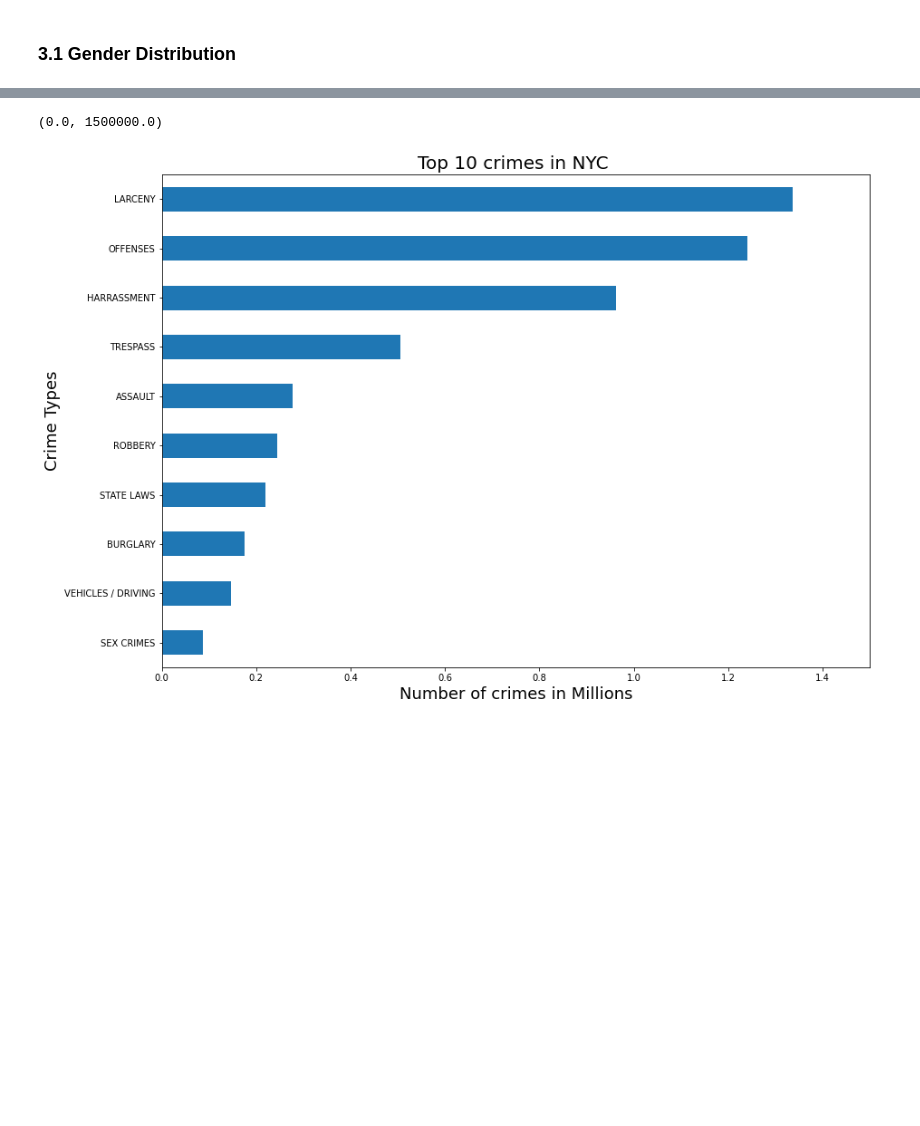
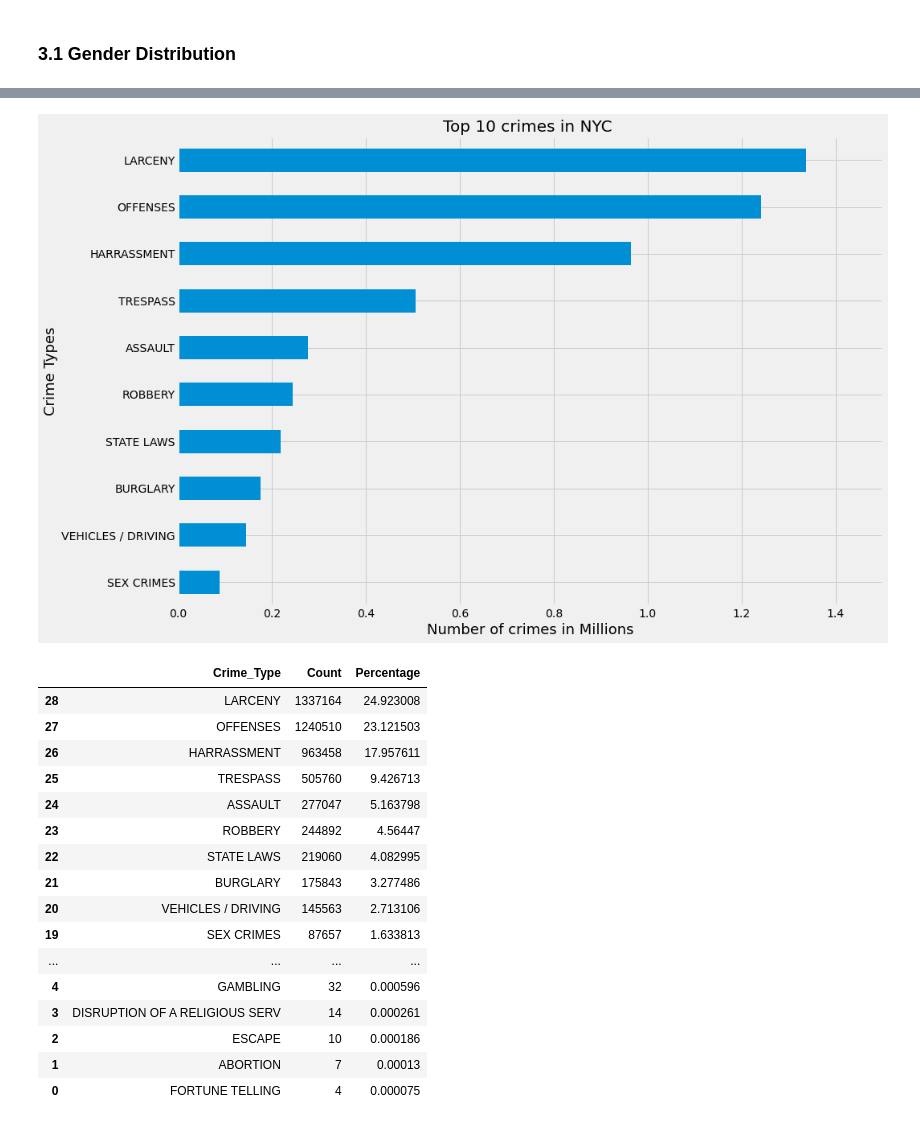
Before and after one commit to moutasam/NYC-Complaints-Python-Project, a Jupyter notebook: NYC Crimes Analysis.ipynb, the cells around one changed output, grey strips where cells are left out. Cells and saved outputs as stored; diff of their text form; code cells hidden in the pictures; blank space fills up the shorter version.

```diff
--- a/NYC Crimes Analysis.ipynb
+++ b/NYC Crimes Analysis.ipynb
@@ -445,8 +447,16 @@ def millions_formatter(x, pos):
 # %%
+matplotlib.style.use('fivethirtyeight')
+
 gender = new_df['Sex'].value_counts()
+
+
+genderD = pd.DataFrame({'Crime_Type':gender.index, 'Count':gender.values})
+genderD['Percentage']= (genderD['Count']/ genderD['Count'].sum())* 100
+
+
 plt.figure(figsize=(9, 8))
 ax = gender.plot(kind='bar', rot=0, color=['black', 'red'])
-ax.set_title("Bar Graph of Gender", y = 1, fontsize=20)
+ax.set_title("Total Number of Crimes by Gender", y = 1, fontsize=20)
 ax.set_xlabel('Gender', fontsize=16)
 ax.set_ylabel('Number of Complains in Millions', fontsize=16)
 ax.set_xticklabels(('Male', 'Female'), fontsize=13)
@@ -459,5 +469,16 @@ for rect in ax.patches:
     space = 1
     label = format(y_value)
     ax.annotate(label, (x_value, y_value), xytext=(0, space), textcoords="offset points", ha='center', va='bottom')
+
+
+
 plt.show()
+
+
+
+
+
+
+
+display(genderD.sort_values(by='Percentage', ascending=False))
 # %% [output]
@@ -465,16 +489,50 @@ plt.show()
 # %%
+matplotlib.style.use('fivethirtyeight')
+
 
 Tcrime = new_df.OFNS_DESC.value_counts().iloc[:10].sort_values()
+
+crimesall = new_df.OFNS_DESC.value_counts().sort_values()
+
+TcrimeD = pd.DataFrame({'Crime_Type':crimesall.index, 'Count':crimesall.values})
+TcrimeD['Percentage']= (TcrimeD['Count']/ TcrimeD['Count'].sum())* 100
+
+
 plt.figure(figsize=(14, 10))
 ax = Tcrime.plot(kind='barh' ,rot=0)
 ax.set_title("Top 10 crimes in NYC ", y = 1, fontsize=20)
 ax.set_ylabel('Crime Types', fontsize=18)
 ax.set_xlabel('Number of crimes in Millions', fontsize=18)
 
+
+
 ax.xaxis.set_major_formatter(FuncFormatter(millions_formatter))
 
 plt.xlim([0, 1500000])
+
+
+plt.show()
+
+
+
+display(TcrimeD.sort_values(by='Percentage', ascending=False))
 # %% [output]
-(0.0, 1500000.0)
-[figure, old version]
+[figure, new version]
+|  | Crime_Type | Count | Percentage |
+| 28 | LARCENY | 1337164 | 24.923008 |
+| 27 | OFFENSES | 1240510 | 23.121503 |
+| 26 | HARRASSMENT | 963458 | 17.957611 |
+| 25 | TRESPASS | 505760 | 9.426713 |
+| 24 | ASSAULT | 277047 | 5.163798 |
+| 23 | ROBBERY | 244892 | 4.56447 |
+| 22 | STATE LAWS | 219060 | 4.082995 |
+| 21 | BURGLARY | 175843 | 3.277486 |
+| 20 | VEHICLES / DRIVING | 145563 | 2.713106 |
+| 19 | SEX CRIMES | 87657 | 1.633813 |
+| ... | ... | ... | ... |
+| 4 | GAMBLING | 32 | 0.000596 |
+| 3 | DISRUPTION OF A RELIGIOUS SERV | 14 | 0.000261 |
+| 2 | ESCAPE | 10 | 0.000186 |
+| 1 | ABORTION | 7 | 0.00013 |
+| 0 | FORTUNE TELLING | 4 | 0.000075 |
 # %%
```
Also changed, not shown: parts of 19 cells of this notebook.
